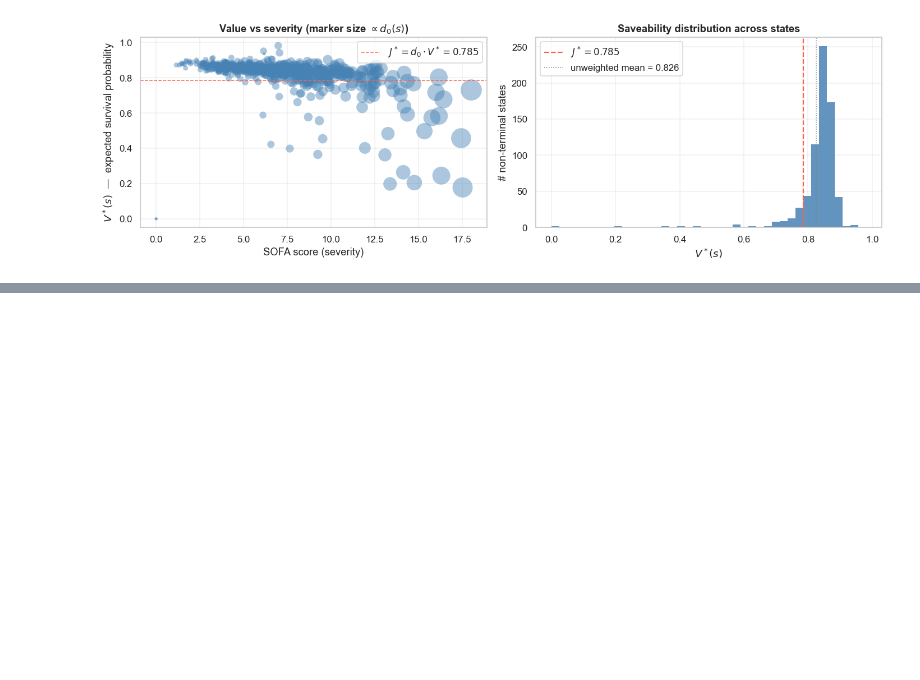
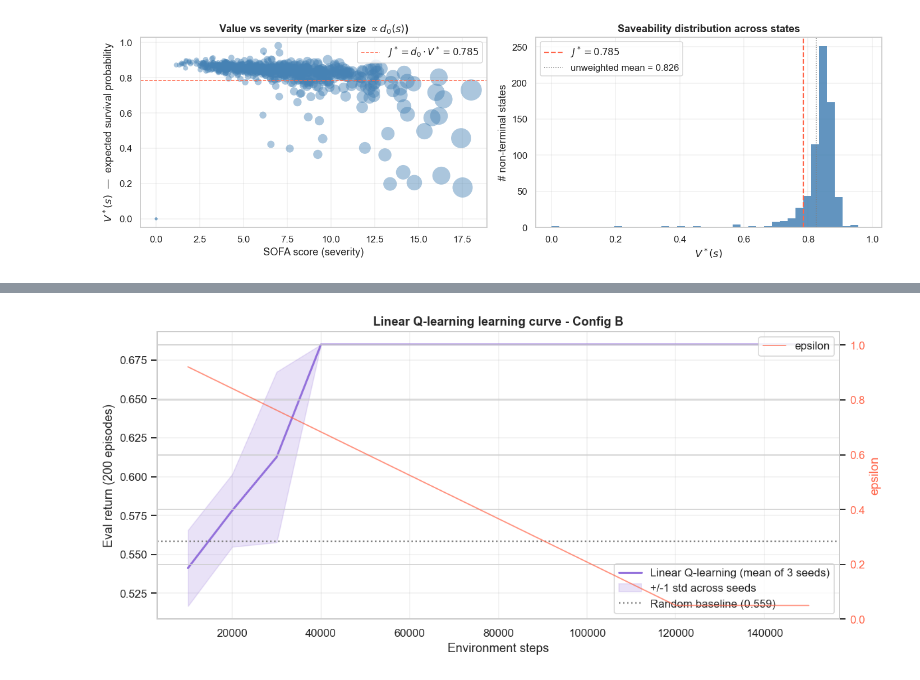
Before and after one commit to SamuelBraun/reinforcement-learning-sepsis, a Jupyter notebook: rl_sepsis_project.ipynb, the cells around one changed output, grey strips where cells are left out. Saved outputs shown, nothing was run; the diff lists cells and outputs as text; code cells hidden in the pictures; blank space fills up the shorter version.

Commit message:
first config b draft

```diff
--- a/rl_sepsis_project.ipynb
+++ b/rl_sepsis_project.ipynb
@@ -1261,0 +1641,42 @@ ContinuousICUSepsisEnv
+# %%
+def plot_learning_curve(runs, color, label, fname, show_eps=True):
+    steps = runs[0]['snapshot_steps']
+    curve_list = []
+    for run in runs:
+        curve_list.append(run['snapshot_returns'])
+    curve_stack = np.vstack(curve_list)
+    curve_mean = curve_stack.mean(axis=0)
+    curve_std = curve_stack.std(axis=0)
+
+    fig, ax1 = plt.subplots(figsize=(11, 5))
+    ax1.plot(steps, curve_mean, color=color, linewidth=2.0,
+             label=f'{label} (mean of {len(runs)} seeds)')
+    band_lo = curve_mean - curve_std
+    band_hi = curve_mean + curve_std
+    ax1.fill_between(steps, band_lo, band_hi, color=color, alpha=0.2, label='+/-1 std across seeds')
+    ax1.axhline(clinical_rand_mean, color='gray', linestyle=':', linewidth=1.5,
+                label=f'Random baseline ({clinical_rand_mean:.3f})')
+    ax1.set_xlabel('Environment steps')
+    ax1.set_ylabel('Eval return (200 episodes)')
+    ax1.set_title(f'{label} learning curve - Config B', fontweight='bold')
+    ax1.legend(loc='lower right')
+    ax1.grid(True, alpha=0.3)
+
+    eps_trace = runs[0]['eps_trace']
+    eps_valid = np.isfinite(eps_trace).any()
+    if show_eps and eps_valid:
+        ax2 = ax1.twinx()
+        ax2.plot(steps, eps_trace, color='tomato', linewidth=1.2, alpha=0.7, label='epsilon')
+        ax2.set_ylabel('epsilon', color='tomato')
+        ax2.tick_params(axis='y', labelcolor='tomato')
+        ax2.set_ylim(0, 1.05)
+        ax2.legend(loc='upper right')
+
+    plt.tight_layout()
+    plt.savefig(f'{PLOTS_DIR}/{fname}', bbox_inches='tight')
+    plt.show()
+
+
+plot_learning_curve(linq_runs, 'mediumpurple', 'Linear Q-learning', 'configB_linq_curve.png')
+# %% [output]
+[figure, added]
```
Also changed, not shown: parts of 72 cells of this notebook, 18 other files.
